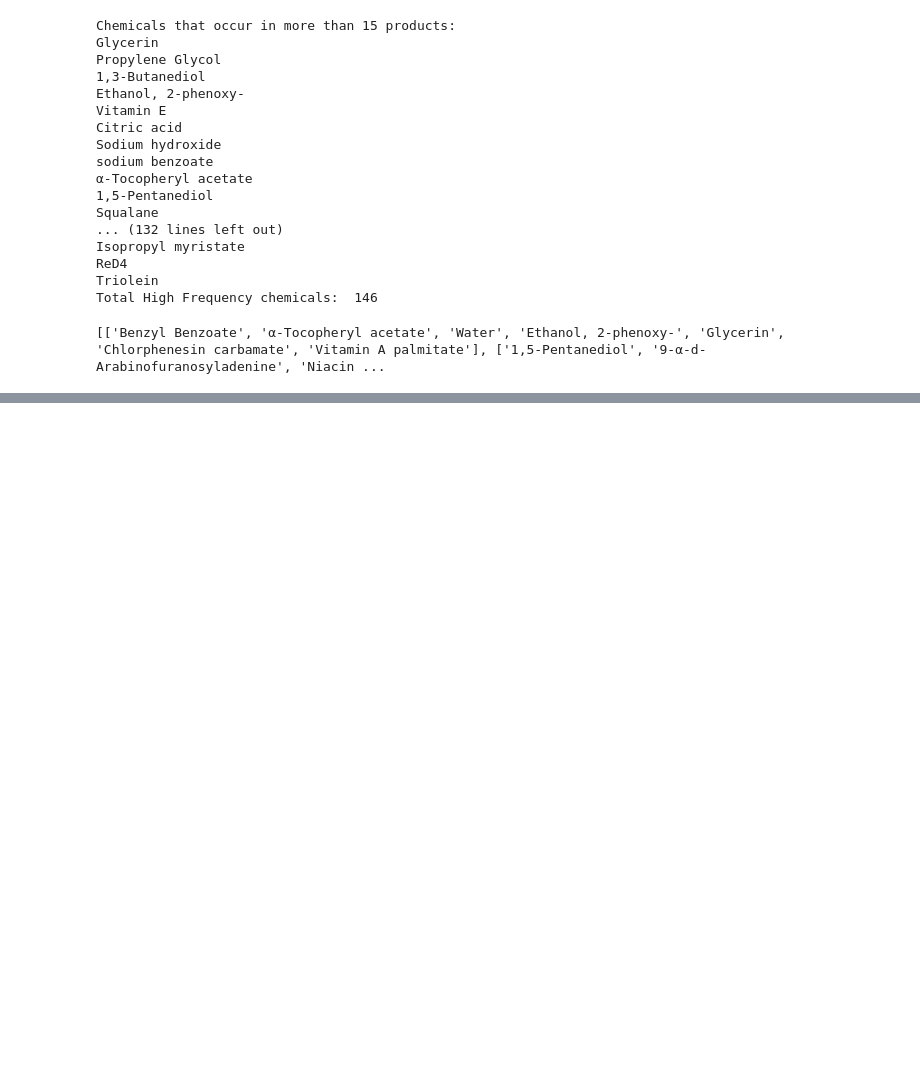
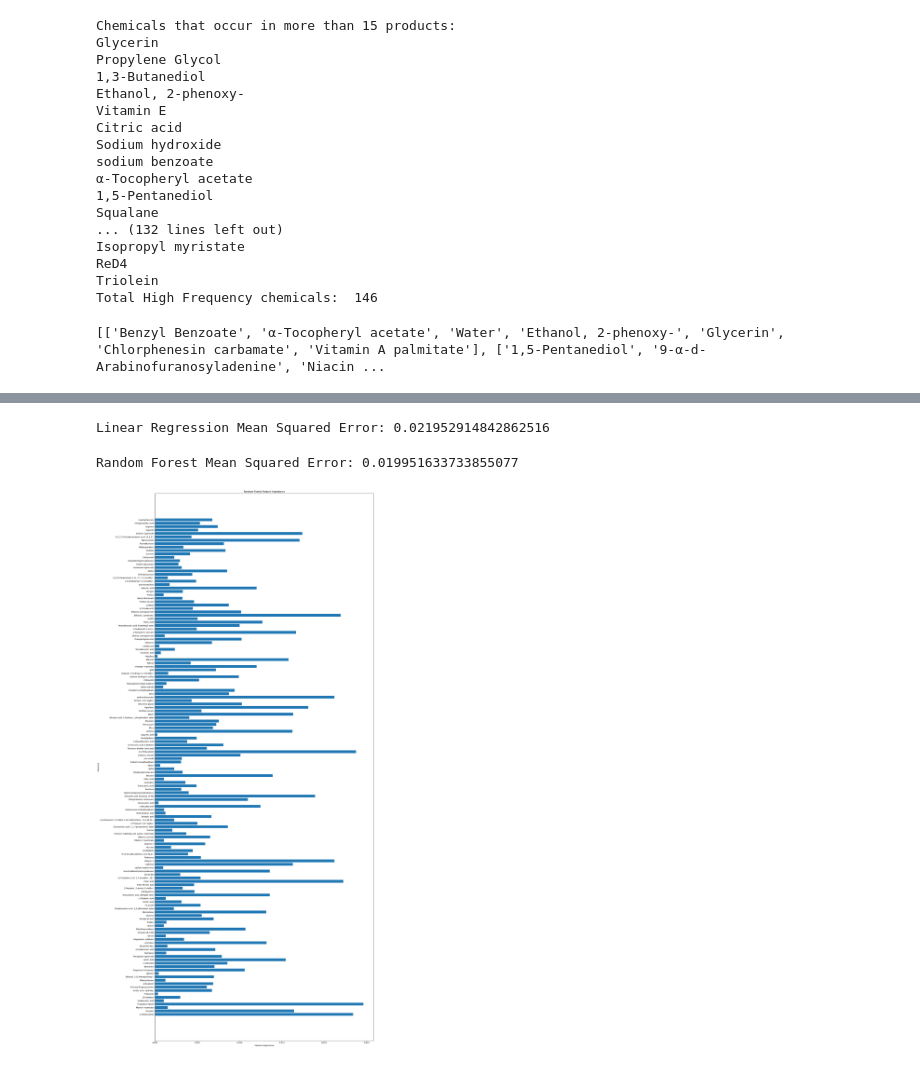
Before and after one commit to mullapudirohith/Sephora-Sentiment-Analysis, a Jupyter notebook: main/DS4B.ipynb, the cells around one changed output, grey strips where cells are left out. Saved outputs shown, nothing was run; the diff lists cells and outputs as text; code cells hidden in the pictures; blank space fills up the shorter version.

Commit message:
basicModelling

```diff
--- a/main/DS4B.ipynb
+++ b/main/DS4B.ipynb
@@ -445,0 +524,53 @@ encoded_df.head()
+# %%
+from sklearn.model_selection import train_test_split
+from sklearn.linear_model import LinearRegression
+from sklearn.metrics import mean_squared_error
+
+
+X = encoded_df.drop(['product_id', 'average_sentiment'], axis=1)
+y = encoded_df['average_sentiment']
+
+X_train, X_test, y_train, y_test = train_test_split(X, y, test_size=0.2, random_state=42)
+
+
+model = LinearRegression()
+model.fit(X_train, y_train)
+
+y_pred = model.predict(X_test)
+
+# Calculate the mean squared error
+mse = mean_squared_error(y_test, y_pred)
+print("Linear Regression Mean Squared Error:", mse)
+# %% [output]
+Linear Regression Mean Squared Error: 0.021952914842862516
+# %%
+from sklearn.ensemble import RandomForestRegressor
+
+
+rf_model = RandomForestRegressor()
+rf_model.fit(X_train, y_train)
+
+
+y_pred_rf = rf_model.predict(X_test)
+
+
+mse_rf = mean_squared_error(y_test, y_pred_rf)
+print("Random Forest Mean Squared Error:", mse_rf)
+# %% [output]
+Random Forest Mean Squared Error: 0.019951633733855077
+# %%
+rf_model.fit(X, y)
+
+rf_feature_importances = rf_model.feature_importances_
+feature_names = X.columns
+
+plt.figure(figsize=(20, 40))  # Adjust figure size as needed
+plt.barh(feature_names, rf_feature_importances)
+plt.xlabel('Feature Importance')
+plt.ylabel('Chemical')
+plt.title('Random Forest Feature Importance')
+plt.tight_layout()  # Adjust layout to prevent overlapping labels
+plt.savefig('../data/RF_Feature_Importance.png', dpi=300)  # Save figure with higher resolution
+plt.show()
+# %% [output]
+[figure, added]
```
Also changed, not shown: parts of 12 cells of this notebook, 5 other files.
